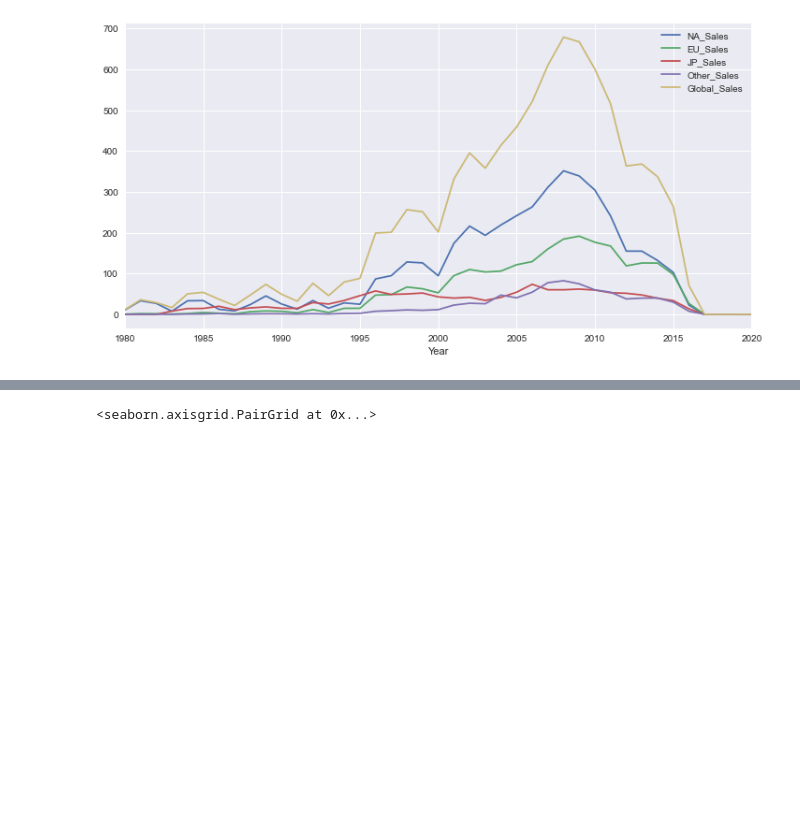
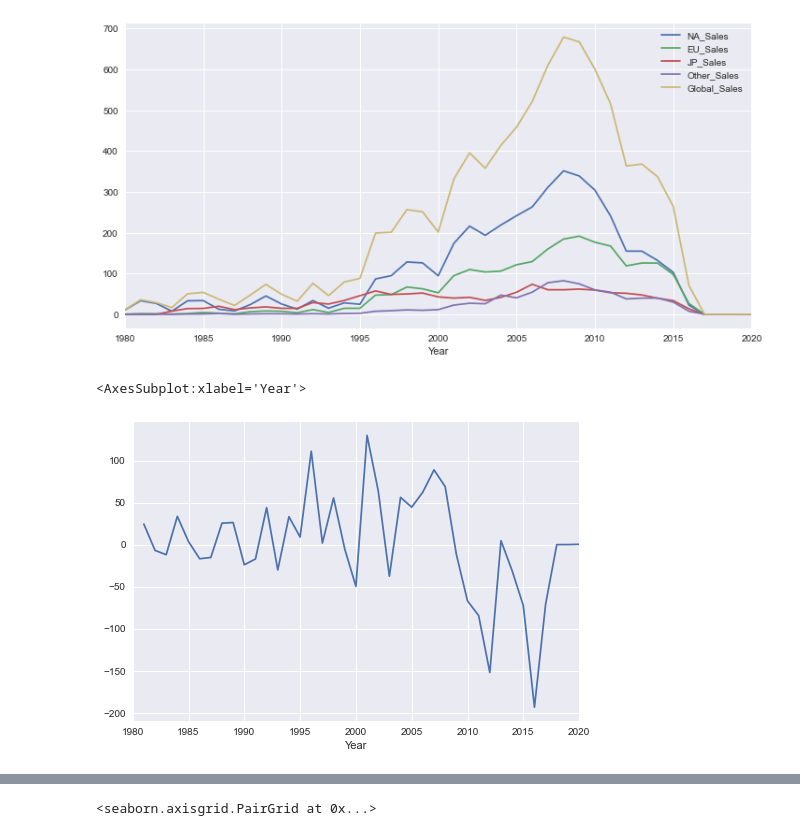
Before and after one commit to josue-islas/Videogames, a Jupyter notebook: Notebook.ipynb, the cells around one changed output, grey strips where cells are left out. Saved outputs shown, nothing was run; the diff lists cells and outputs as text; code cells hidden in the pictures; blank space fills up the shorter version.

```diff
--- a/Notebook.ipynb
+++ b/Notebook.ipynb
@@ -577,3 +590,8 @@ df_sales.plot(figsize = (12,6))
 # %% [output]
 <AxesSubplot:xlabel='Year'>
 [figure]
+# %%
+df_sales.Global_Sales.diff().plot()
+# %% [output]
+<AxesSubplot:xlabel='Year'>
+[figure, added]
```
Also changed, not shown: parts of 10 cells of this notebook, 2 other files.
